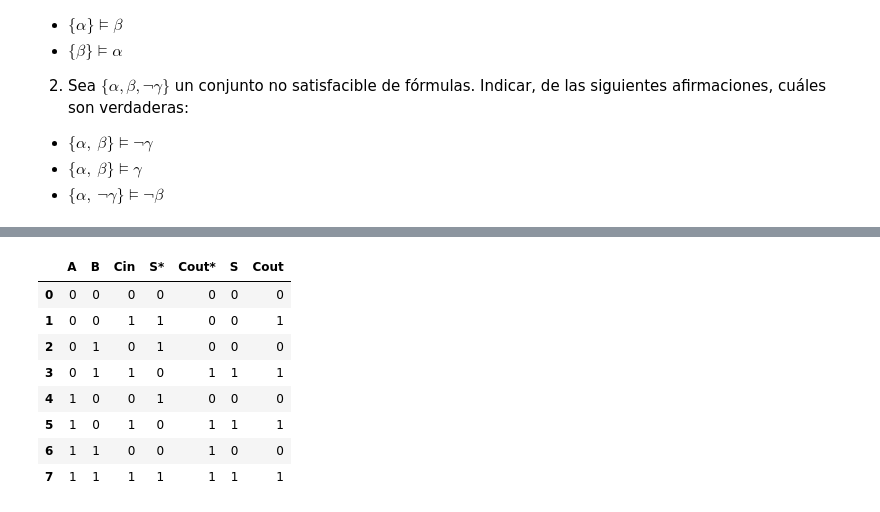
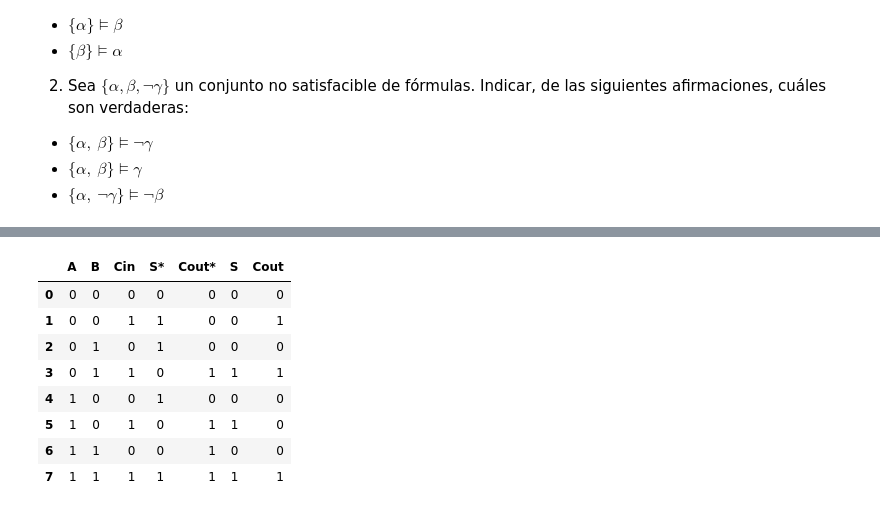
Before and after one commit to fersoler/LogiCoLab, a Jupyter notebook: LogicaPropLengSem.ipynb, the cells around one changed output, grey strips where cells are left out. Drawn from its saved outputs; the diff is of its cells as text; code cells hidden in the pictures.

```diff
--- a/LogicaPropLengSem.ipynb
+++ b/LogicaPropLengSem.ipynb
@@ -737,18 +708,11 @@ interpretación que haga verdadera todas las fórmulas de $\Gamma$ debe hacer ve
 
 
 premisas = "p -> q, p" #@param ["p -> q, p", "p & q"]  {allow-input: true}
-conclusion = "q | r" #@param ["q", "q | r"]  {allow-input: true}
+conclusion = "p -> q & t" #@param ["q", "q | r"]  {allow-input: true}
 
-try:
-  prems = [nltk_to_sympy(parseFml(f)) for f in premisas.split(',')]
-  conc  = nltk_to_sympy(parseFml(conclusion))
-  atoms = [nltk_to_sympy(parseFml(a)) for a in
-           getAtoms(premisas.replace(',',' ')+" "+conclusion)]
-except Exception as err:
-  sys.tracebacklimit = -1
-  print("Ha habido un problema al procesar las fórmulas, revisa la sintaxis.\n")
-  raise SystemExit(err)
-
+prems = [nltk_to_sympy(parseFml(f)) for f in premisas.split(',')]
+conc  = nltk_to_sympy(parseFml(conclusion))
+atoms = [nltk_to_sympy(parseFml(a)) for a in getAtoms(premisas.replace(',',' ')+" "+conclusion)]
 df = pd.DataFrame(columns=[printTXT(f) for f in atoms+prems+[conc]])
 # Evaluate the formulas for all possible combinations of truth values
 for values in itertools.product([True, False], repeat=len(atoms)):
@@ -898,41 +862,36 @@ Obtener información acerca de las *puertas lógicas* del diagrama.
 # %%
 
 S = "(A | B) & Cin" #@param {type:"string"}
-Cout = "(A -> CB)  &  Cin" #@param {type:"string"}
+Cout = "(A -> C & B)  &  Cin" #@param {type:"string"}
 
 A, B, Cin = sympy.symbols('A B Cin')
 
-try:
-  fmls = [nltk_to_sympy(parseFml(f)) for f in [S, Cout]]
-  atoms = [nltk_to_sympy(parseFml(a)) for a in ['A', 'B', 'Cin']]
-  reals = [
-      # S*
-      (A ^ B) ^ Cin,
-      # Cout*
-      ((A ^ B) & Cin) | (A & B)]
-except Exception as err:
-  sys.tracebacklimit = -1
-  print("Ha habido un problema al procesar la fórmula, revisa la sintaxis.\n")
-  raise SystemExit(err)
+fmls = [nltk_to_sympy(parseFml(f)) for f in [S, Cout]]
+atoms = [nltk_to_sympy(parseFml(a)) for a in ['A', 'B', 'Cin']]
+reals = [
+    # S*
+    (A ^ B) ^ Cin,
+    # Cout*
+    ((A ^ B) & Cin) | (A & B)]
 
 df = pd.DataFrame(columns=['A', 'B', 'Cin', 'S*','Cout*','S', 'Cout'])
 # Evaluate the formulas for all possible combinations of truth values
 for values in itertools.product([False, True], repeat=len(atoms)):
     # Assign the truth values to the propositional variables
     assignment = {var: value for var, value in zip(atoms, values)}
     # Evaluate the formulas
     df.loc[len(df)] = [TF_2_10(bf.subs(assignment)) for bf in atoms+reals+fmls]
 
 # Resulting truth table
 pd.set_option('display.colheader_justify', 'center')
 df
 # %% [output]
 |  | A | B | Cin | S* | Cout* | S | Cout |
 | 0 | 0 | 0 | 0 | 0 | 0 | 0 | 0 |
 | 1 | 0 | 0 | 1 | 1 | 0 | 0 | 1 |
 | 2 | 0 | 1 | 0 | 1 | 0 | 0 | 0 |
 | 3 | 0 | 1 | 1 | 0 | 1 | 1 | 1 |
 | 4 | 1 | 0 | 0 | 1 | 0 | 0 | 0 |
-| 5 | 1 | 0 | 1 | 0 | 1 | 1 | 1 |
+| 5 | 1 | 0 | 1 | 0 | 1 | 1 | 0 |
 | 6 | 1 | 1 | 0 | 0 | 1 | 0 | 0 |
 | 7 | 1 | 1 | 1 | 1 | 1 | 1 | 1 |
```
Also changed, not shown: parts of 6 cells of this notebook.
